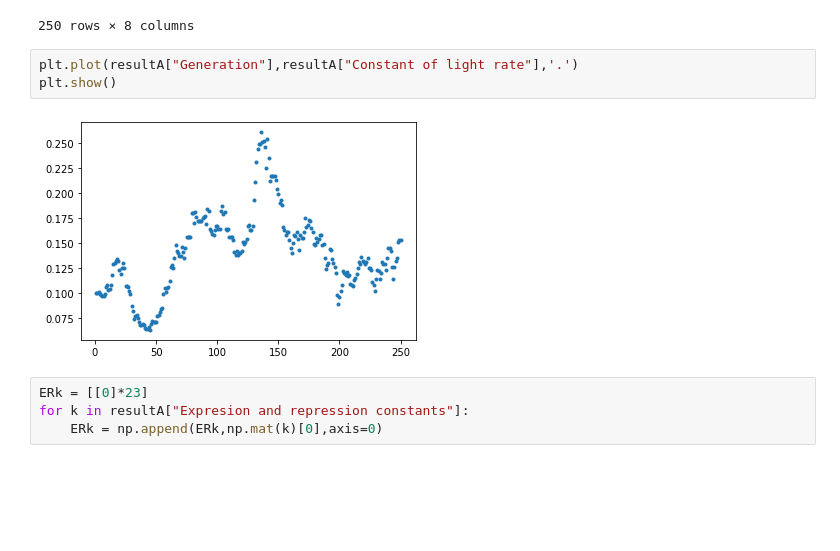
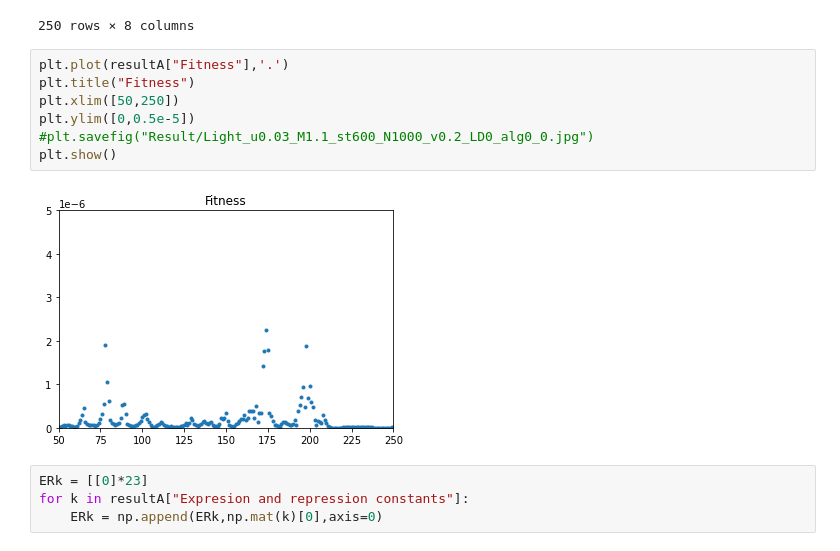
Before and after one commit to SysEvo/Circadian_clock_Neurospora, a Jupyter notebook: Data_analisys.ipynb, the cells around one changed output. Cells and saved outputs as stored; diff of their text form; blank space fills up the shorter version.

```diff
--- a/Data_analisys.ipynb
+++ b/Data_analisys.ipynb
@@ -46,10 +43,14 @@ resultA
 | 249 | 249 | 250.0 | 0 | [4.80695713e+06 6.08574817e+00 8.... | 0.152695 | ... |
 250 rows × 8 columns
 # %%
-plt.plot(resultA["Generation"],resultA["Constant of light rate"],'.')
+plt.plot(resultA["Fitness"],'.')
+plt.title("Fitness")
+plt.xlim([50,250])
+plt.ylim([0,0.5e-5])
+#plt.savefig("Result/Light_u0.03_M1.1_st600_N1000_v0.2_LD0_alg0_0.jpg")
 plt.show()
 # %% [output]
-[figure, old version]
+[figure, new version]
 # %%
 ERk = [[0]*23]
 for k in resultA["Expresion and repression constants"]:
```
Also changed, not shown: parts of 5 cells of this notebook, 5 other files.
